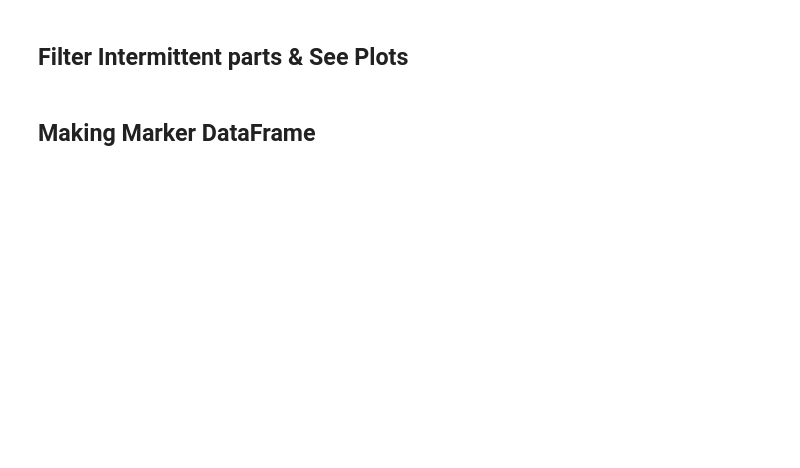
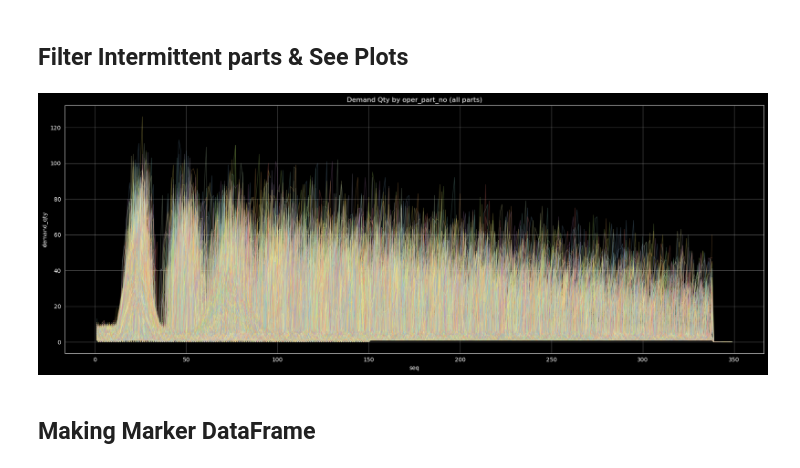
Before and after one commit to LeeKwanHyeong/paper_research, a Jupyter notebook: simple_lab_test/notebooks/preprocessing/data_preprocess.ipynb, the cells around one changed output. Drawn from its saved outputs; the diff is of its cells as text; code cells hidden in the pictures; blank space fills up the shorter version.

```diff
--- a/simple_lab_test/notebooks/preprocessing/data_preprocess.ipynb
+++ b/simple_lab_test/notebooks/preprocessing/data_preprocess.ipynb
@@ -76,7 +78,7 @@ def monday_to_yyyyww(d: date) -> int:
 
 
 df = (pl
-    .read_parquet(DIR + 'sample_data/target_dyn_demand.parquet')
+    .read_parquet(DIR + 'sample_data/tb_master_target.parquet')
     .sort(['oper_part_no', 'demand_dt'])
  )
 
@@ -126,16 +143,14 @@ out
 from utils.intermittent_detector import IntermittentConfig, IntermittentDetector
 
 intermittent_config = IntermittentConfig(
-    id_col = 'oper_part_no',
-    date_col = 'demand_dt',
-    y_col = 'demand_qty',
-    seq_col = 'seq',
-    adi_threshold = 1.32,
-    cv2_threshold = 0.49,
-    epsilon = 0.0,
-    min_periods = 10,
-    no_demand_label = 'no_demand',
-    insufficient_label = 'insufficient'
+    id_col="oper_part_no",
+    date_col="demand_dt",
+    y_col="demand_qty",
+    seq_col="seq",
+    epsilon=8.0,        # trace demand를 0으로 간주
+    adi_threshold=5.0,
+    cv2_threshold=0.2,
+    min_periods=10,
 )
 
 result = IntermittentDetector(
@@ -149,22 +179,27 @@ result
 # %%
 import matplotlib.pyplot as plt
 import pandas as pd
 
 intermittent_parts = result.filter(pl.col('demand_type') == 'intermittent').select('oper_part_no').unique()
+
+
 intermittent_df = out.join(intermittent_parts, on = 'oper_part_no', how = 'right')
+test_parts = intermittent_df.group_by('oper_part_no').agg([pl.col('seq').max().alias('max_seq')]).filter(pl.col('max_seq') < 350).select('oper_part_no').unique()
+
+intermittent_df = intermittent_df.join(test_parts, on = 'oper_part_no', how = 'right')
 
 pdf = intermittent_df.to_pandas()
 pdf = pdf.sort_values(['oper_part_no', 'seq'])
 fig, ax = plt.subplots(figsize = (18, 7))
 for part, g in pdf.groupby('oper_part_no', sort = False):
     ax.plot(g['seq'].values, g['demand_qty'].values, linewidth = 1, alpha = 0.25)
 
 ax.set_title('Demand Qty by oper_part_no (all parts)')
 ax.set_xlabel('seq')
 ax.set_ylabel('demand_qty')
 ax.grid(True, alpha = 0.3)
 
 plt.tight_layout()
 plt.show()
+# %% [output]
+[figure, added]
-# %% [markdown]
-## Making Marker DataFrame
@@ -194,0 +206,2 @@ marked_df
+# %% [markdown]
+## Making Marker DataFrame
```
Also changed, not shown: parts of 12 cells of this notebook, 13 other files.
